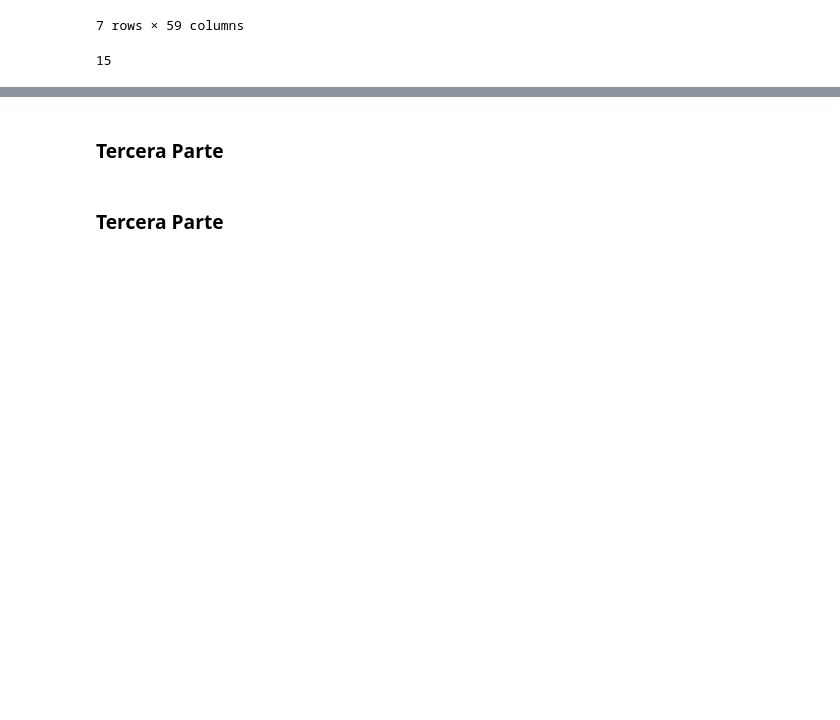
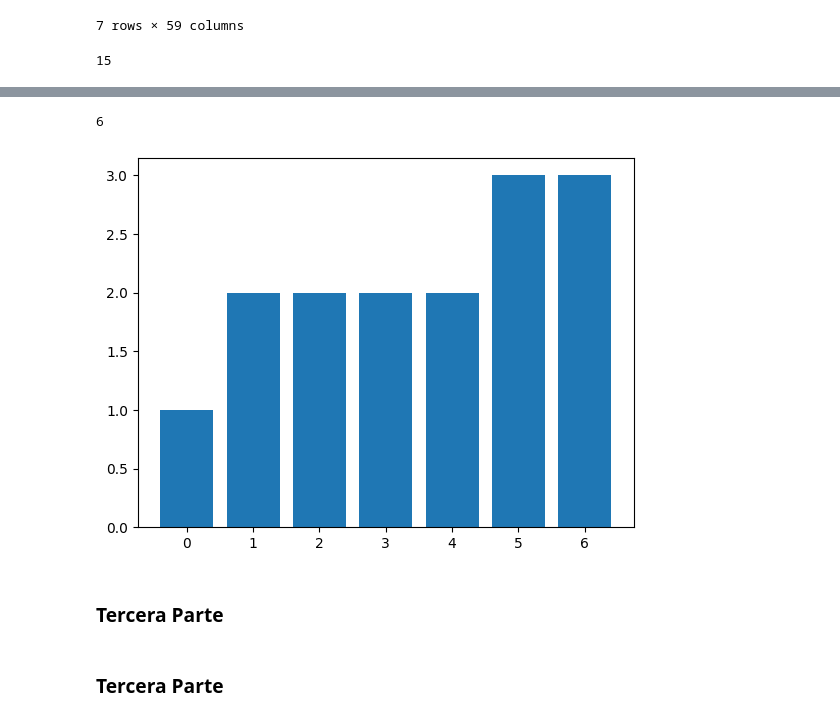
Before and after one commit to Skuerjuan/chona_qatar, a Jupyter notebook: mundial_qatar_2022.ipynb, the cells around one changed output, grey strips where cells are left out. Cells and saved outputs as stored; diff of their text form; code cells hidden in the pictures; blank space fills up the shorter version.

```diff
--- a/mundial_qatar_2022.ipynb
+++ b/mundial_qatar_2022.ipynb
@@ -255,3 +257,43 @@ fig, ax = plt.subplots()
+# %%
+# Cuantos partidos gano el equipo
+# Completar
+
+ganados : int = 0
+for _, entry in mundial[partidos].iterrows():
+  es_primer_equipo = entry["1"] == equipo
+  gano_primer_equipo = entry["1_goals"] > entry["2_goals"]
+  if es_primer_equipo:
+    if gano_primer_equipo:
+      ganados += 1
+    elif entry["1_goals"] == entry["2_goals"] and entry["1_panelties_scored"] > entry["2_panelties_scored"]:
+      ganados += 1
+
+  else:
+    if not gano_primer_equipo:
+      ganados += 1
+    elif entry["1_goals"] == entry["2_goals"] and entry["2_panelties_scored"] > entry["1_panelties_scored"]:
+      ganados += 1
+
+ganados + 1 # final ???
+# %% [output]
+6
+# %%
+# Graficar los goles hechos por el equipo en cada partido
+# Completar
+num_partidos = len(mundial[partidos])
+goles_arg = []
+
+for _, entry in mundial[partidos].iterrows():
+  if entry["1"] == equipo:
+    goals = entry["1_goals"]
+  else:
+    goals = entry["2_goals"]
+  goles_arg.append(goals)
+
+plt.bar(range(num_partidos),goles_arg)
+plt.show()
+# %% [output]
+[figure, added]
 # %% [markdown]
 ### Tercera Parte
 # %%
```
Also changed, not shown: parts of 3 cells of this notebook.
